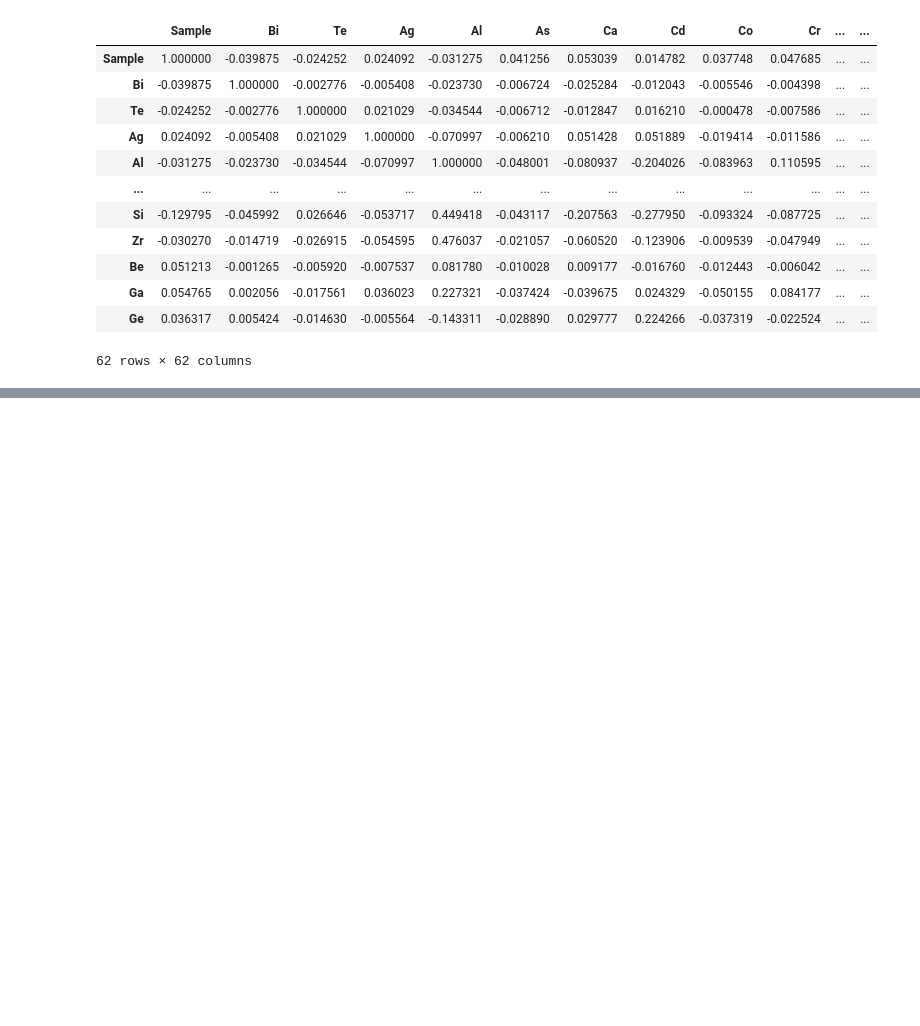
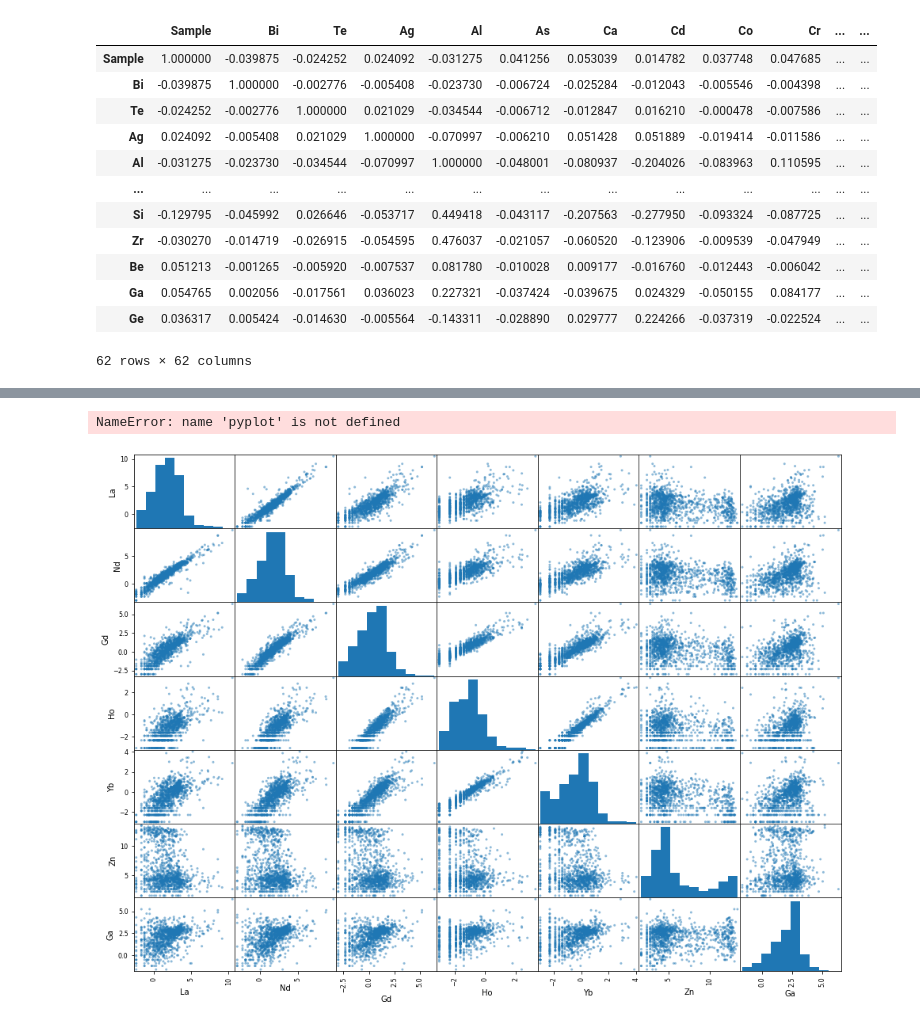
Before and after one commit to franticOreo/CriticalMinerals, a Jupyter notebook: asher/Oznaca EDA.ipynb, the cells around one changed output, grey strips where cells are left out. Cells and saved outputs as stored; diff of their text form; code cells hidden in the pictures; blank space fills up the shorter version.

```diff
--- a/asher/Oznaca EDA.ipynb
+++ b/asher/Oznaca EDA.ipynb
@@ -103,0 +130,7 @@ cor
+# %%
+df2 = np.log(df1)
+scatter_matrix(df2, figsize=(16,12))
+pyplot.show()
+# %% [output]
+NameError: name 'pyplot' is not defined
+[figure, added]
```
Also changed, not shown: parts of 12 cells of this notebook.
